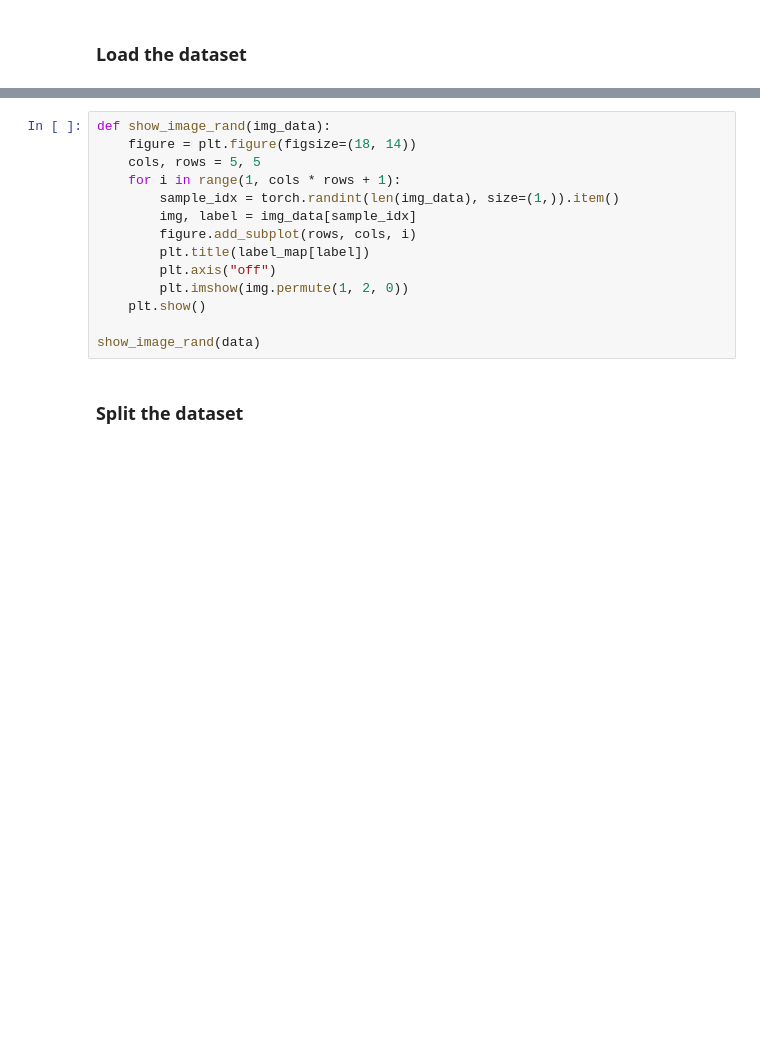
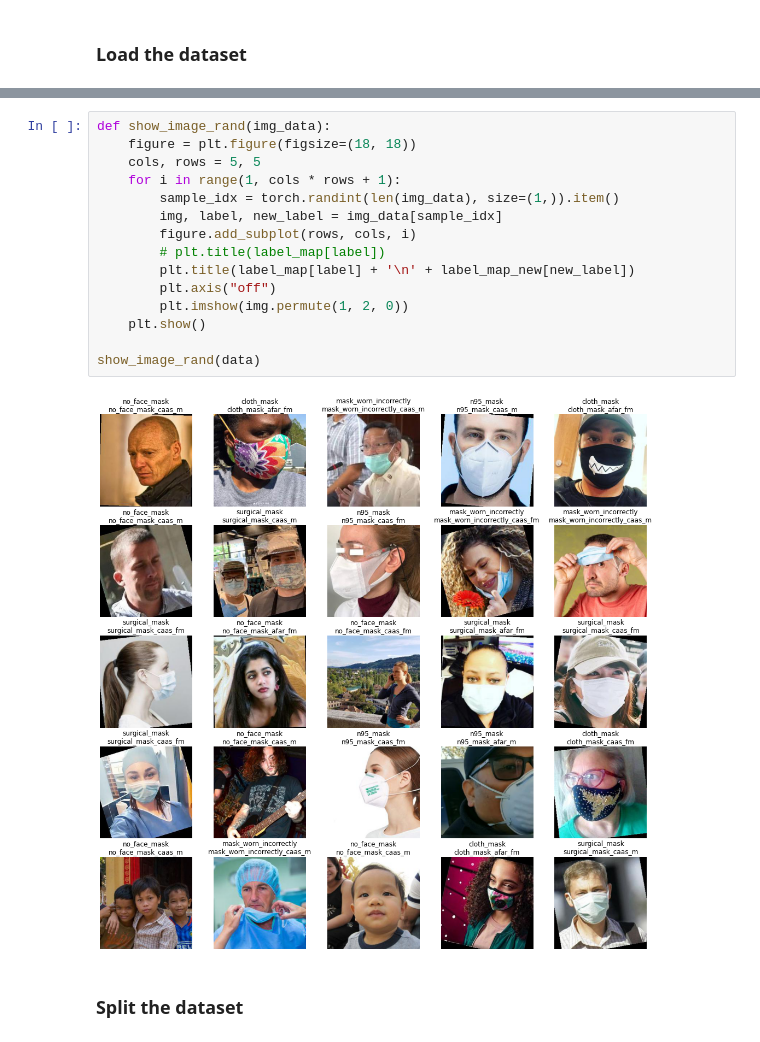
Before and after one commit to youyinnn/ai_face_mask_detector, a Jupyter notebook: dataset_loading_showcase.ipynb, the cells around one changed output, grey strips where cells are left out. Saved outputs shown, nothing was run; the diff lists cells and outputs as text; blank space fills up the shorter version.

Commit message:
bias analysis; subclass data loader

```diff
--- a/dataset_loading_showcase.ipynb
+++ b/dataset_loading_showcase.ipynb
@@ -48,17 +48,20 @@ afar 1287
 # %%
 def show_image_rand(img_data):
-    figure = plt.figure(figsize=(18, 14))
+    figure = plt.figure(figsize=(18, 18))
     cols, rows = 5, 5
     for i in range(1, cols * rows + 1):
         sample_idx = torch.randint(len(img_data), size=(1,)).item()
-        img, label = img_data[sample_idx]
+        img, label, new_label = img_data[sample_idx]
         figure.add_subplot(rows, cols, i)
-        plt.title(label_map[label])
+        # plt.title(label_map[label])
+        plt.title(label_map[label] + '\n' + label_map_new[new_label])
         plt.axis("off")
         plt.imshow(img.permute(1, 2, 0))
     plt.show()
 
 show_image_rand(data)
+# %% [output]
+[figure, added]
 # %% [markdown]
 ### Split the dataset
 # %%
```
Also changed, not shown: parts of 2 cells of this notebook, 5 other files.
